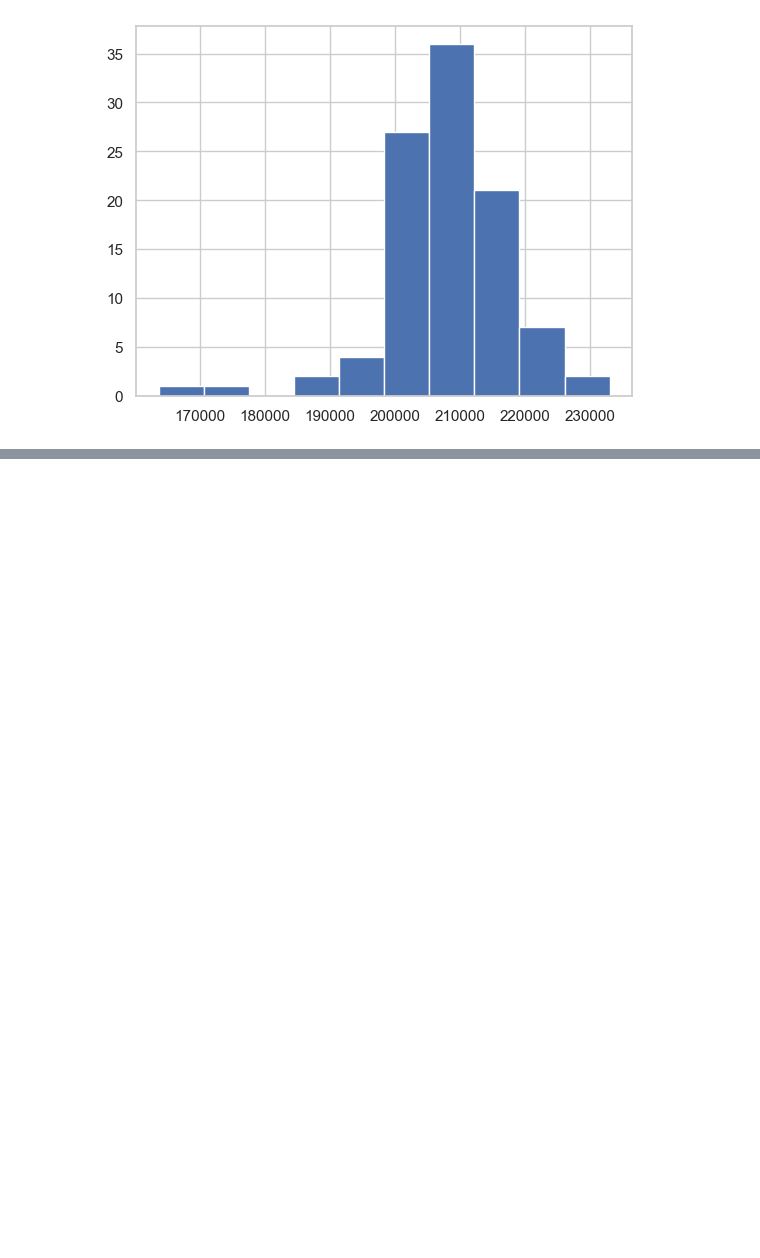
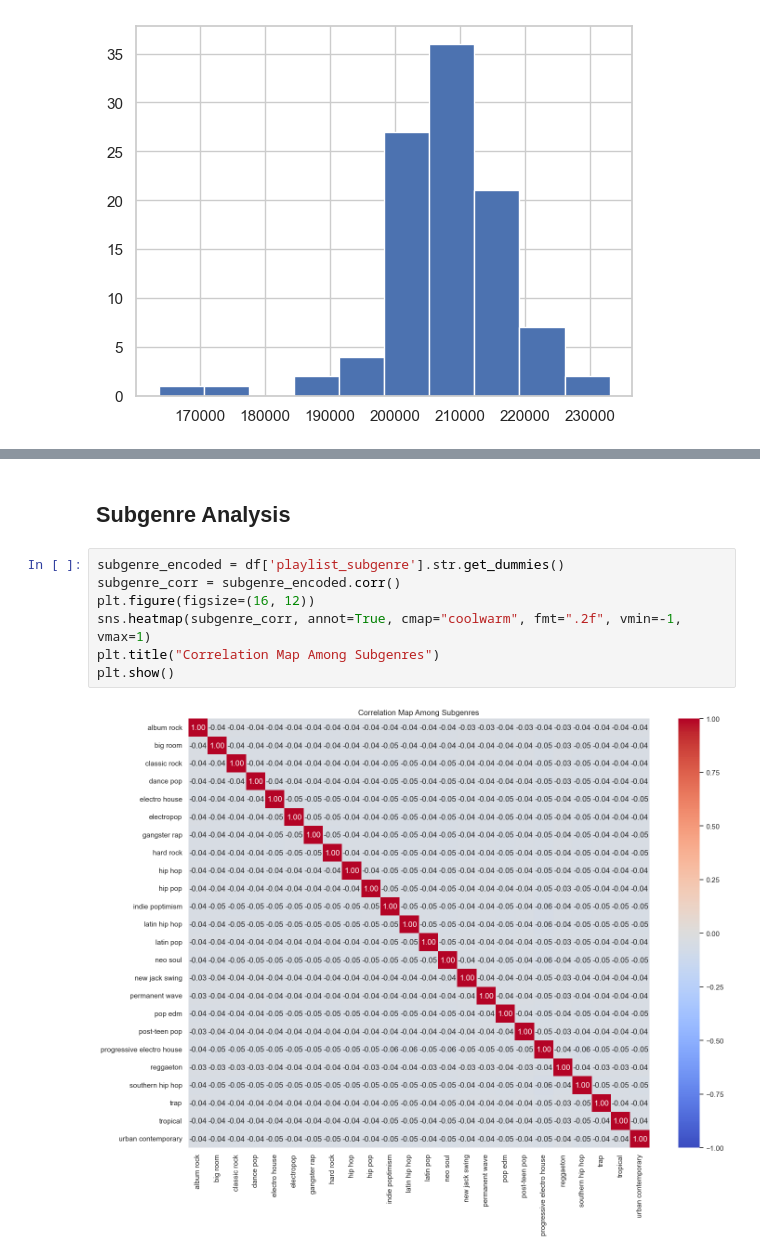
Before and after one commit to hayooniverse/Spotify-Recommendation-Systems, a Jupyter notebook: data_visualization/dataviz.ipynb, the cells around one changed output, grey strips where cells are left out. Drawn from its saved outputs; the diff is of its cells as text; blank space fills up the shorter version.

Commit message:
Subgenre analysis

```diff
--- a/data_visualization/dataviz.ipynb
+++ b/data_visualization/dataviz.ipynb
@@ -550,0 +566,11 @@ plt.show()
+# %% [markdown]
+## Subgenre Analysis
+# %%
+subgenre_encoded = df['playlist_subgenre'].str.get_dummies()
+subgenre_corr = subgenre_encoded.corr()
+plt.figure(figsize=(16, 12))
+sns.heatmap(subgenre_corr, annot=True, cmap="coolwarm", fmt=".2f", vmin=-1, vmax=1)
+plt.title("Correlation Map Among Subgenres")
+plt.show()
+# %% [output]
+[figure, added]
```
Also changed, not shown: parts of 24 cells of this notebook.
